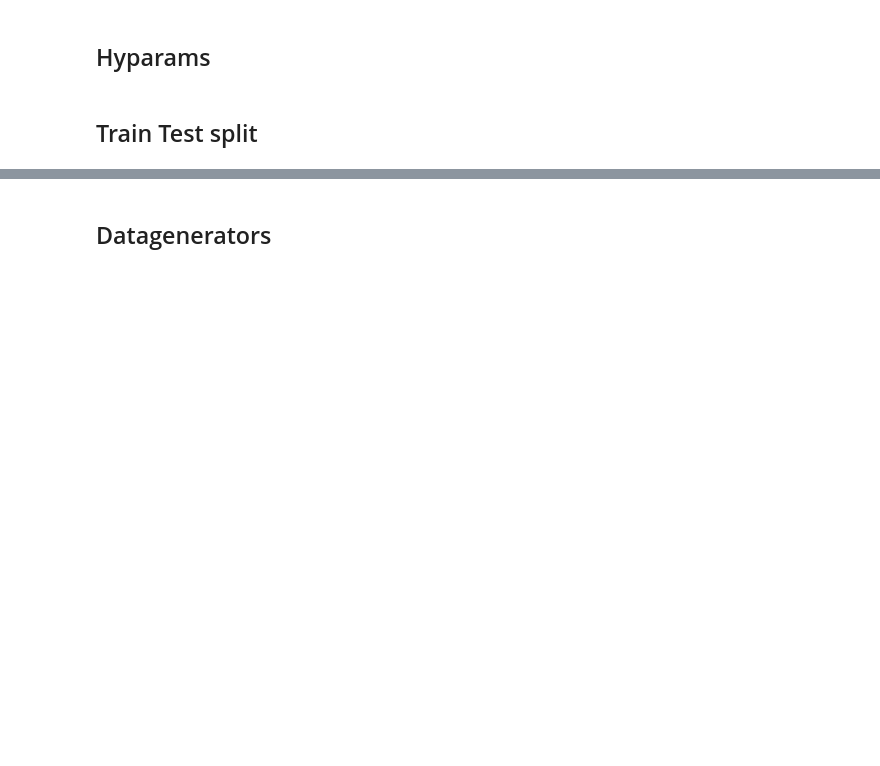
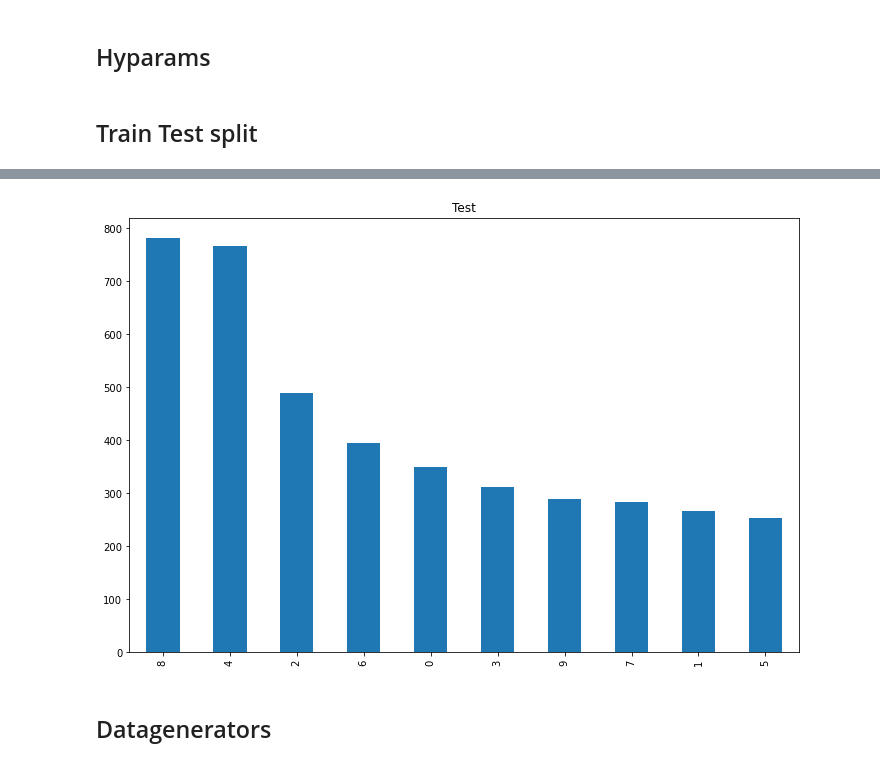
Before and after one commit to EdgarV-92/ZIL_Project, a Jupyter notebook: notebooks/Transfer_Learning.ipynb, the cells around one changed output, grey strips where cells are left out. Cells and saved outputs as stored; diff of their text form; code cells hidden in the pictures; blank space fills up the shorter version.

```diff
--- a/notebooks/Transfer_Learning.ipynb
+++ b/notebooks/Transfer_Learning.ipynb
@@ -110,6 +121,7 @@ val_df.to_csv('../data/images/animal_val_data.csv', index=False)
 # %%
 train_data = pd.read_csv('../data/images/animal_train_data.csv')
 val_data = pd.read_csv('../data/images/animal_val_data.csv')
+test_data = pd.read_csv('../data/images/animal_test_data.csv')
 # %%
 plt.figure(figsize=(12,8))
 train_data["category"].value_counts().plot.bar()
@@ -125,3 +137,9 @@ plt.title("Validation");
+# %%
+plt.figure(figsize=(12,8))
+test_data["category"].value_counts().plot.bar()
+plt.title("Test");
+# %% [output]
+[figure, added]
 # %% [markdown]
 ## Datagenerators
 # %%
```
Also changed, not shown: parts of 9 cells of this notebook, 2 other files.
